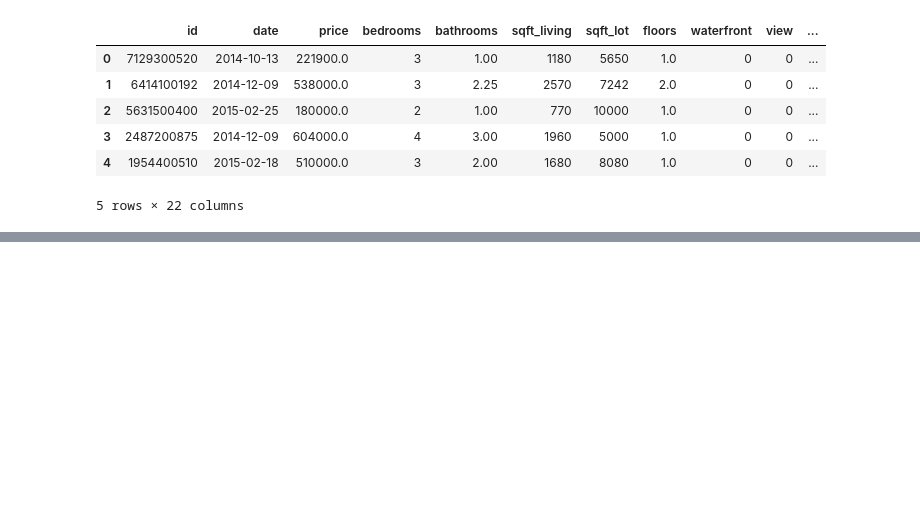
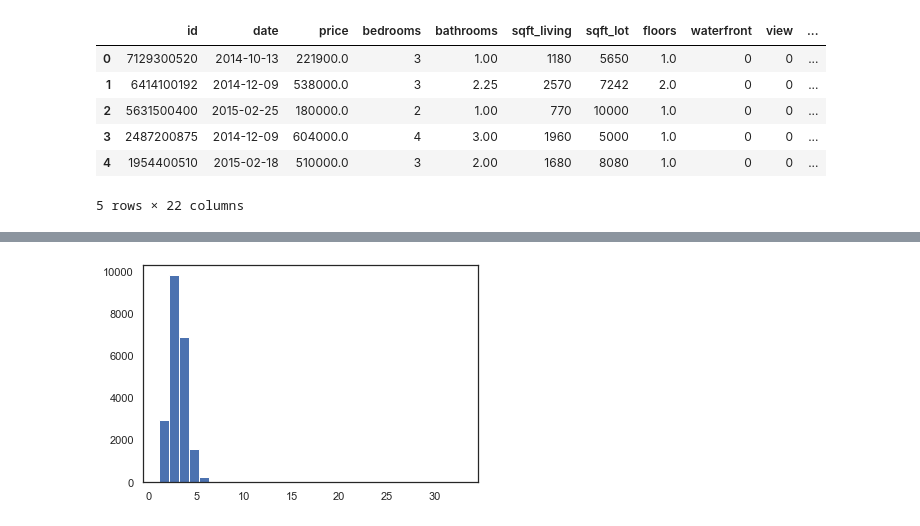
Before and after one commit to dameeech/Phase2_House_Project, a Jupyter notebook: Phase2_Road_Map.ipynb, the cells around one changed output, grey strips where cells are left out. Drawn from its saved outputs; the diff is of its cells as text; code cells hidden in the pictures; blank space fills up the shorter version.

```diff
--- a/Phase2_Road_Map.ipynb
+++ b/Phase2_Road_Map.ipynb
@@ -135,0 +200,6 @@ sns.heatmap(corr, mask=mask, cmap=cmap, center=0,
+# %%
+fig, ax = plt.subplots()
+
+ax.hist(kc_house_df_new['bedrooms'], bins=30);
+# %% [output]
+[figure, added]
```
Also changed, not shown: parts of 29 cells of this notebook, 1 other file.
